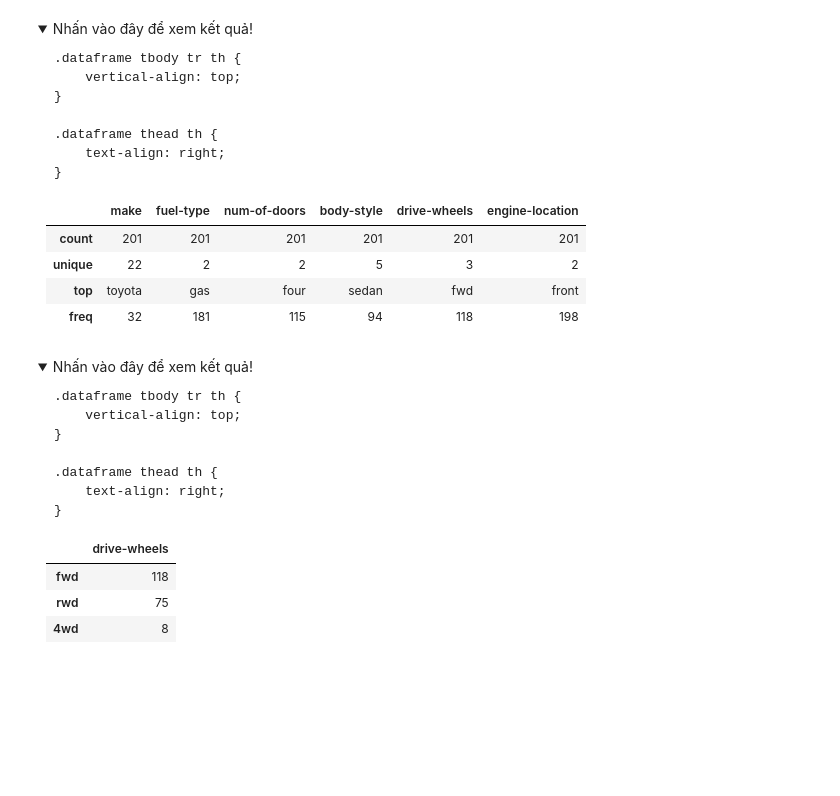
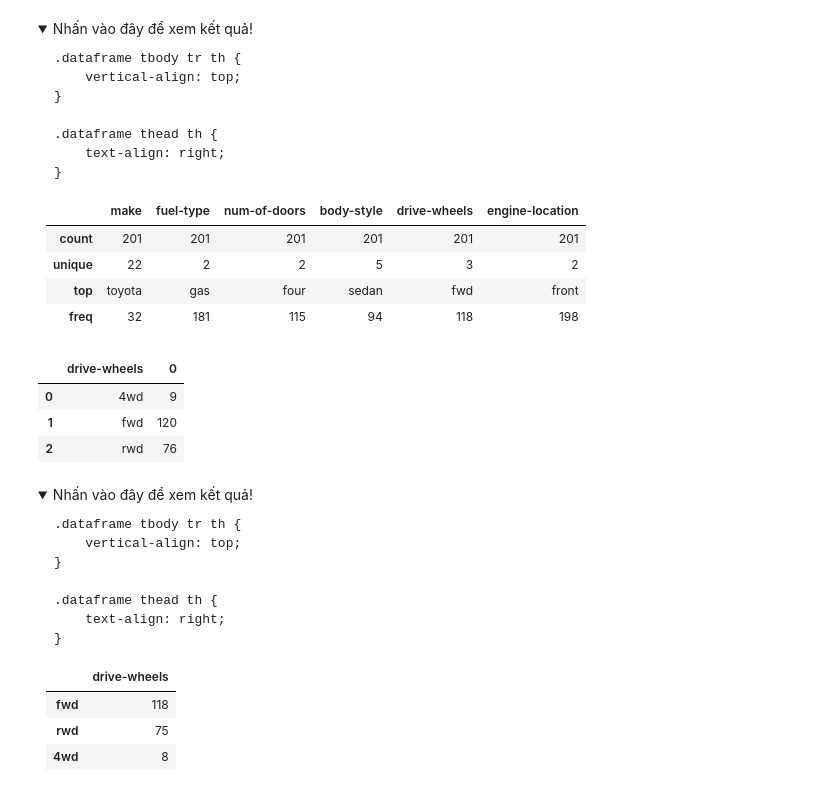
Before and after one commit to lminhtm/MLDSPython, a Jupyter notebook: Classworks/Bai5/BaiTapThem/Dataframe_Bai_lam_them_2 (Part 2).ipynb, the cells around one changed output. Saved outputs shown, nothing was run; the diff lists cells and outputs as text; code cells hidden in the pictures; folded sections open; blank space fills up the shorter version.

```diff
--- a/Classworks/Bai5/BaiTapThem/Dataframe_Bai_lam_them_2 (Part 2).ipynb
+++ b/Classworks/Bai5/BaiTapThem/Dataframe_Bai_lam_them_2 (Part 2).ipynb
@@ -1425,6 +1463,12 @@ df.dropna(subset=['price'], inplace=True)
 </details>
 # %%
 # Câu 12: Cho biết số lượng của mỗi loại hệ thống dẫn động (drive-wheels)?
+df.groupby('drive-wheels').size().reset_index()
+# %% [output]
+|  | drive-wheels | 0 |
+| 0 | 4wd | 9 |
+| 1 | fwd | 120 |
+| 2 | rwd | 76 |
 # %% [markdown]
 <details>
   <summary>Nhấn vào đây để xem kết quả!</summary>
```
Also changed, not shown: parts of 11 cells of this notebook, 2 other files.
